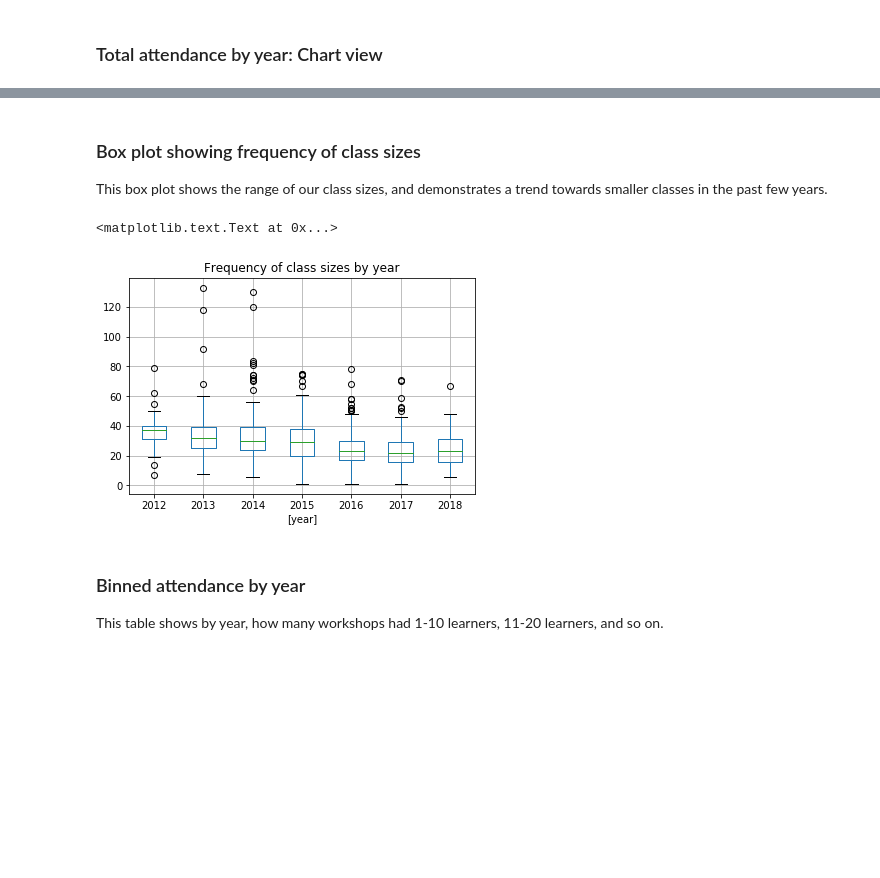
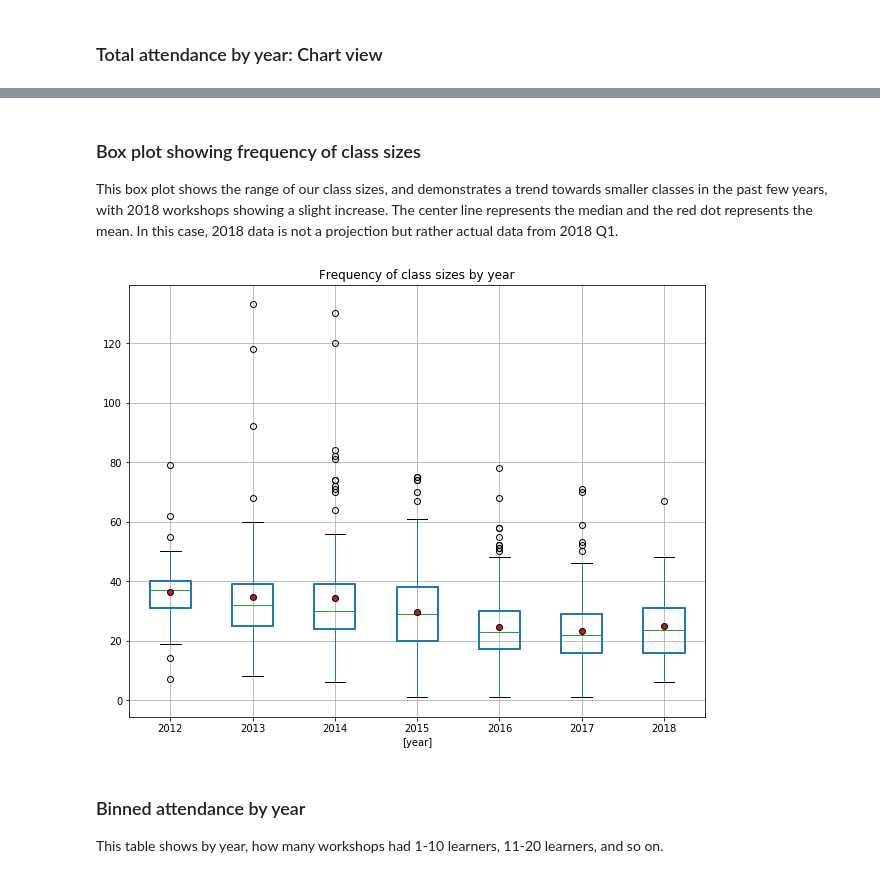
Before and after one commit to carpentries/assessment, a Jupyter notebook: programmatic-assessment/workshops/final_report_draft.ipynb, the cells around one changed output, grey strips where cells are left out. Drawn from its saved outputs; the diff is of its cells as text; code cells hidden in the pictures; blank space fills up the shorter version.

Commit message:
fix attendance charts

```diff
--- a/programmatic-assessment/workshops/final_report_draft.ipynb
+++ b/programmatic-assessment/workshops/final_report_draft.ipynb
@@ -462,18 +470,23 @@ total_attendance_by_year.plot.bar(title="Total Attendance by Year", legend=None)
 # %% [markdown]
 ### Box plot showing frequency of class sizes
 
-This box plot shows the range of our class sizes, and demonstrates a trend towards smaller classes in the past few years.
+This box plot shows the range of our class sizes, and demonstrates a trend towards smaller classes in the past few years, with 2018 workshops showing a slight increase. The center line represents the median and the red dot represents the mean.  In this case, 2018 data is not a projection but rather actual data from 2018 Q1.
 # %%
+# See https://pandas.pydata.org/pandas-docs/stable/generated/pandas.DataFrame.boxplot.html
+
 title = "Frequency of class sizes by year"
 
 has_attendance = attendance[pd.notnull(attendance['attendance'])]
 
-ax = has_attendance.boxplot(by="year")
+meanprops = dict(marker='o', markeredgecolor='black', markerfacecolor='firebrick')
+boxprops = dict(linestyle='-', linewidth=2, color='k')
+
+ax = has_attendance.boxplot(by="year", figsize=(10,8), showmeans = True, meanprops = meanprops, boxprops = boxprops)
 ax.set_title(title)
 ax.get_figure().suptitle("")
+plt.show()
 # %% [output]
-<matplotlib.text.Text at 0x...>
-[figure, old version]
+[figure, new version]
 # %% [markdown]
 ### Binned attendance by year
 
```
Also changed, not shown: parts of 3 cells of this notebook.
